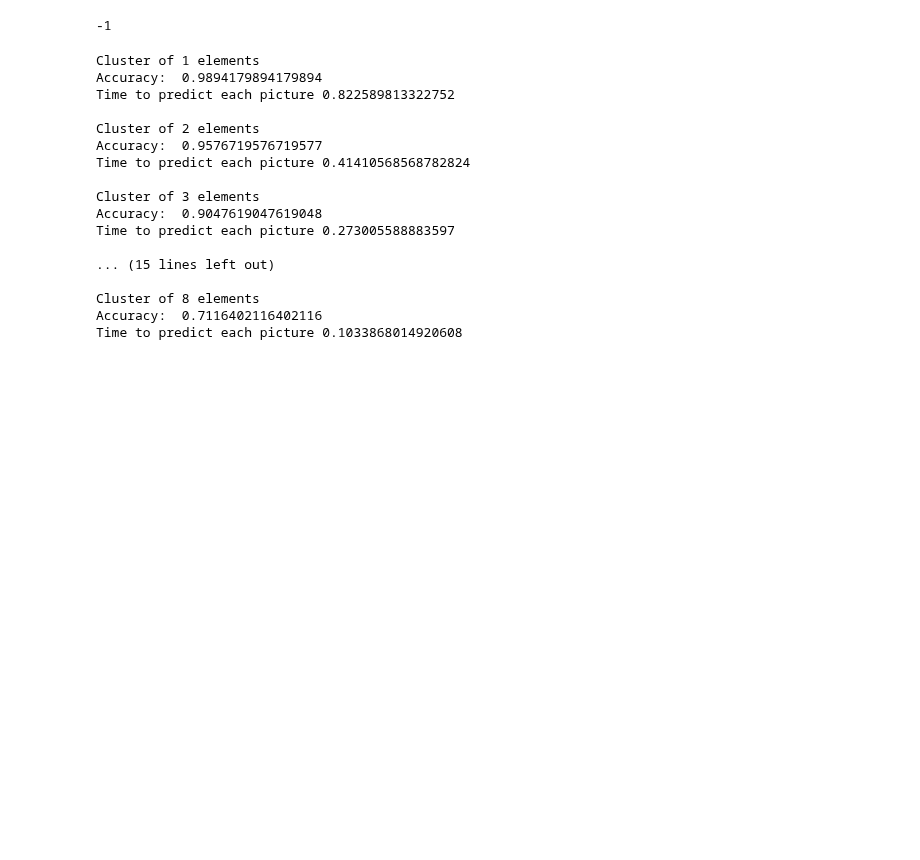
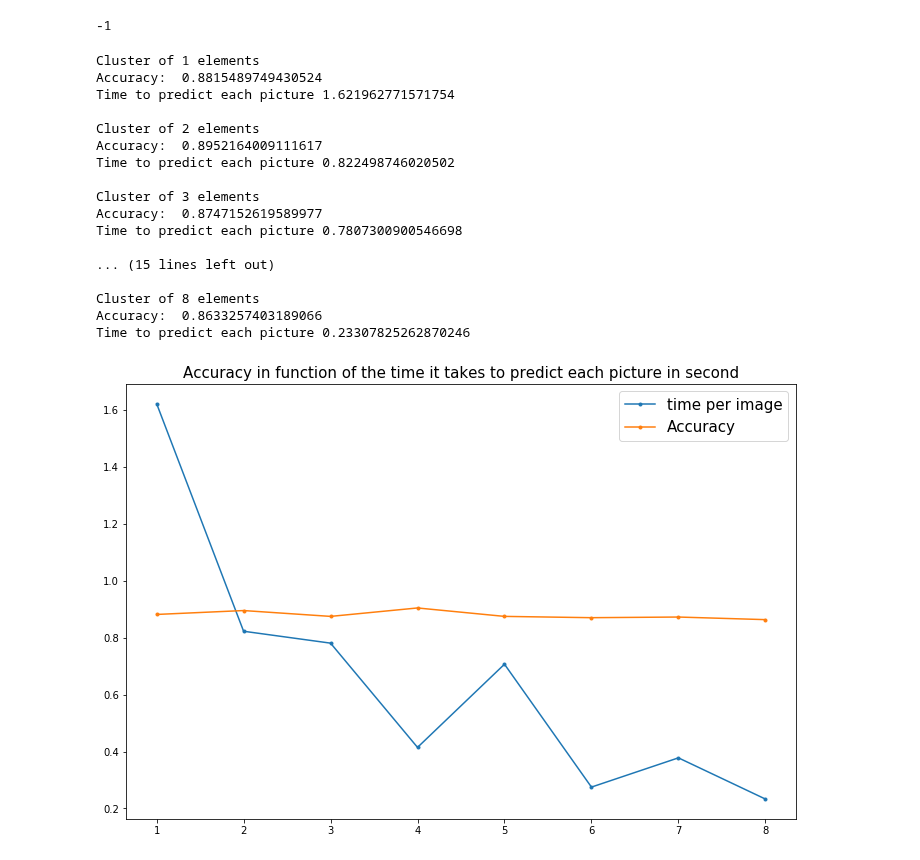
Before and after one commit to Guilli12pm/ML_proj, a Jupyter notebook: kNN.ipynb, the cells around one changed output. Cells and saved outputs as stored; diff of their text form; code cells hidden in the pictures; blank space fills up the shorter version.

```diff
--- a/kNN.ipynb
+++ b/kNN.ipynb
@@ -310,26 +348,40 @@ def test_final():
     A = clustering(x_train,y_train,i)
     def test_time():
       print('Cluster of {} elements'.format(i))
-      print('Accuracy: ',test_knn(A,2))
+      print('Accuracy: ',test_knn(A,3))
 
     print('Time to predict each picture',timeit.timeit(test_time,number=1)/n,'\n')
 
 test_final()
 # %% [output]
 Cluster of 1 elements
-Accuracy:  0.9894179894179894
-Time to predict each picture 0.822589813322752
+Accuracy:  0.8815489749430524
+Time to predict each picture 1.621962771571754
 
 Cluster of 2 elements
-Accuracy:  0.9576719576719577
-Time to predict each picture 0.41410568568782824
+Accuracy:  0.8952164009111617
+Time to predict each picture 0.822498746020502
 
 Cluster of 3 elements
-Accuracy:  0.9047619047619048
-Time to predict each picture 0.273005588883597
+Accuracy:  0.8747152619589977
+Time to predict each picture 0.7807300900546698
 
 ... (15 lines left out)
 
 Cluster of 8 elements
-Accuracy:  0.7116402116402116
-Time to predict each picture 0.1033868014920608
+Accuracy:  0.8633257403189066
+Time to predict each picture 0.23307825262870246
+# %%
+A = [1.621962771571754,0.822498746020502,0.7807300900546698,0.4145117971435072,0.7066861600022774 ,0.2750192653462417,0.3777576999931675,0.23307825262870246]
+B = [0.8815489749430524,0.8952164009111617,0.8747152619589977,0.9043280182232346,0.8747152619589977,0.8701594533029613,0.8724373576309795,0.8633257403189066]
+C = [i for i in range(1,9)]
+
+plt.figure(figsize=(12,8))
+#plt.plot(A[0],B[0])
+plt.plot(C,A,marker='.')
+plt.plot(C,B,marker='.')
+plt.title('Accuracy in function of the time it takes to predict each picture in second',fontsize=15)
+plt.legend(('time per image','Accuracy'),loc='best',fontsize=15)
+plt.show()
+# %% [output]
+[figure, added]
```
Also changed, not shown: parts of 16 cells of this notebook.
